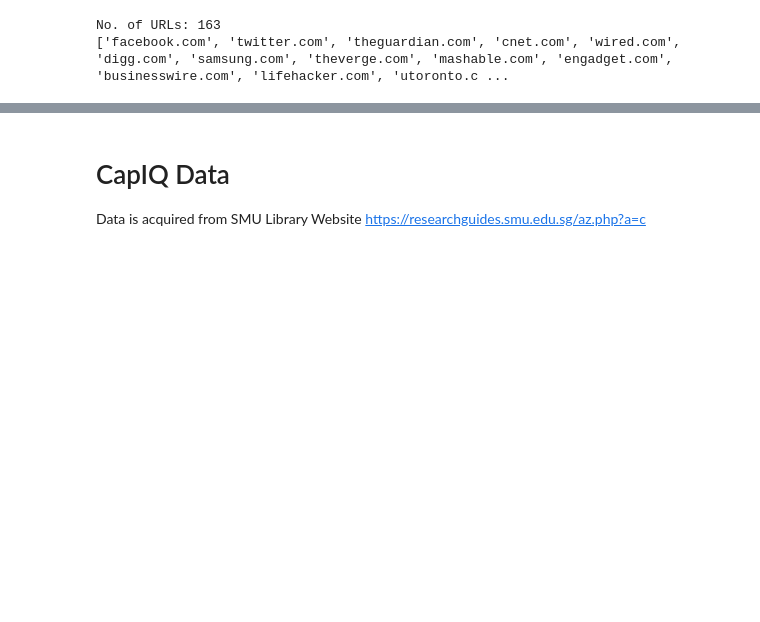
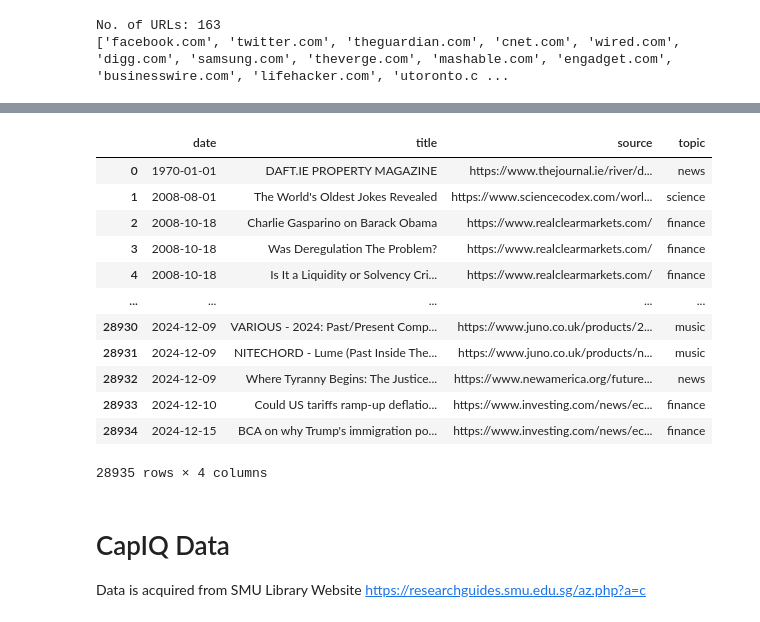
Before and after one commit to saltedpotato/QF634_Research_Methods, a Jupyter notebook: clean_data.ipynb, the cells around one changed output, grey strips where cells are left out. Drawn from its saved outputs; the diff is of its cells as text; code cells hidden in the pictures; blank space fills up the shorter version.

Commit message:
Standardize all dates + sorted dates

```diff
--- a/clean_data.ipynb
+++ b/clean_data.ipynb
@@ -88,3 +74,24 @@ all_general_news
+# %%
+all_general_news["date"] = all_general_news["date"].apply(lambda d: pd.to_datetime(d, errors='coerce', utc=True).date())
+all_general_news = all_general_news.dropna()
+all_general_news.sort_values(by='date', inplace=True)
+all_general_news = all_general_news.reset_index(drop=True)
+
+all_general_news
+# %% [output]
+|  | date | title | source | topic |
+| 0 | 1970-01-01 | DAFT.IE PROPERTY MAGAZINE | https://www.thejournal.ie/river/d... | news |
+| 1 | 2008-08-01 | The World's Oldest Jokes Revealed | https://www.sciencecodex.com/worl... | science |
+| 2 | 2008-10-18 | Charlie Gasparino on Barack Obama | https://www.realclearmarkets.com/ | finance |
+| 3 | 2008-10-18 | Was Deregulation The Problem? | https://www.realclearmarkets.com/ | finance |
+| 4 | 2008-10-18 | Is It a Liquidity or Solvency Cri... | https://www.realclearmarkets.com/ | finance |
+| ... | ... | ... | ... | ... |
+| 28930 | 2024-12-09 | VARIOUS - 2024: Past/Present Comp... | https://www.juno.co.uk/products/2... | music |
+| 28931 | 2024-12-09 | NITECHORD - Lume (Past Inside The... | https://www.juno.co.uk/products/n... | music |
+| 28932 | 2024-12-09 | Where Tyranny Begins: The Justice... | https://www.newamerica.org/future... | news |
+| 28933 | 2024-12-10 | Could US tariffs ramp-up deflatio... | https://www.investing.com/news/ec... | finance |
+| 28934 | 2024-12-15 | BCA on why Trump's immigration po... | https://www.investing.com/news/ec... | finance |
+28935 rows × 4 columns
 # %%
 with pd.ExcelWriter('Data/news_data.xlsx') as writer:
     for i, news_df in tqdm(enumerate(news_dfs)):
```
Also changed, not shown: parts of 5 cells of this notebook, 1 other file.
